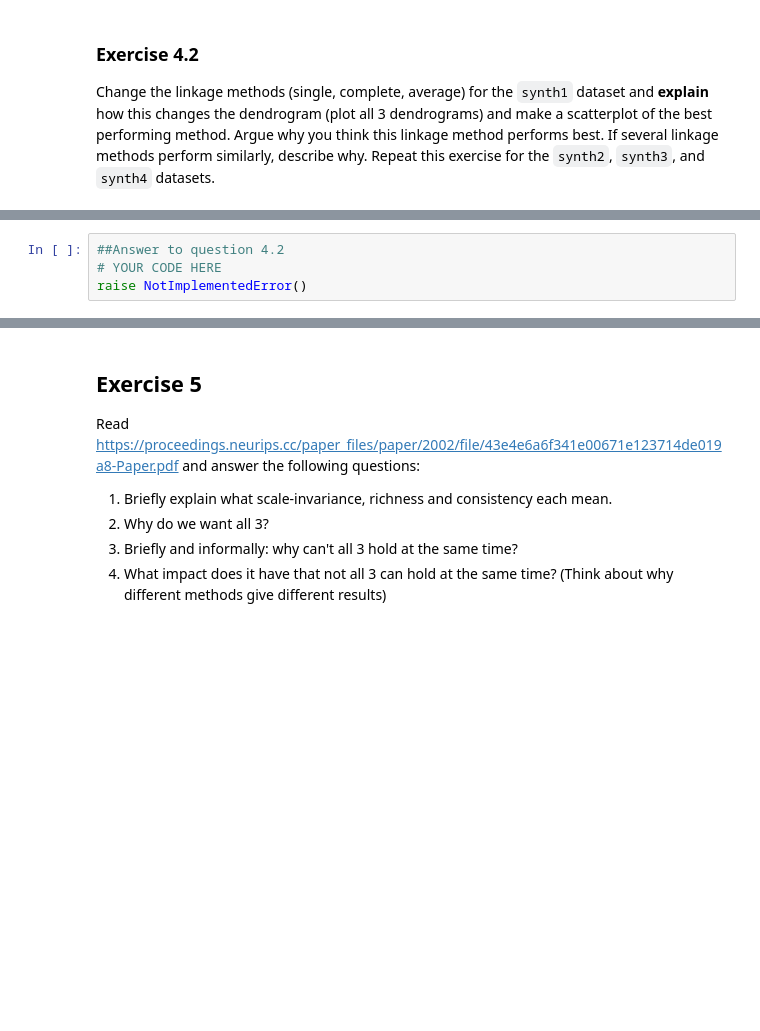
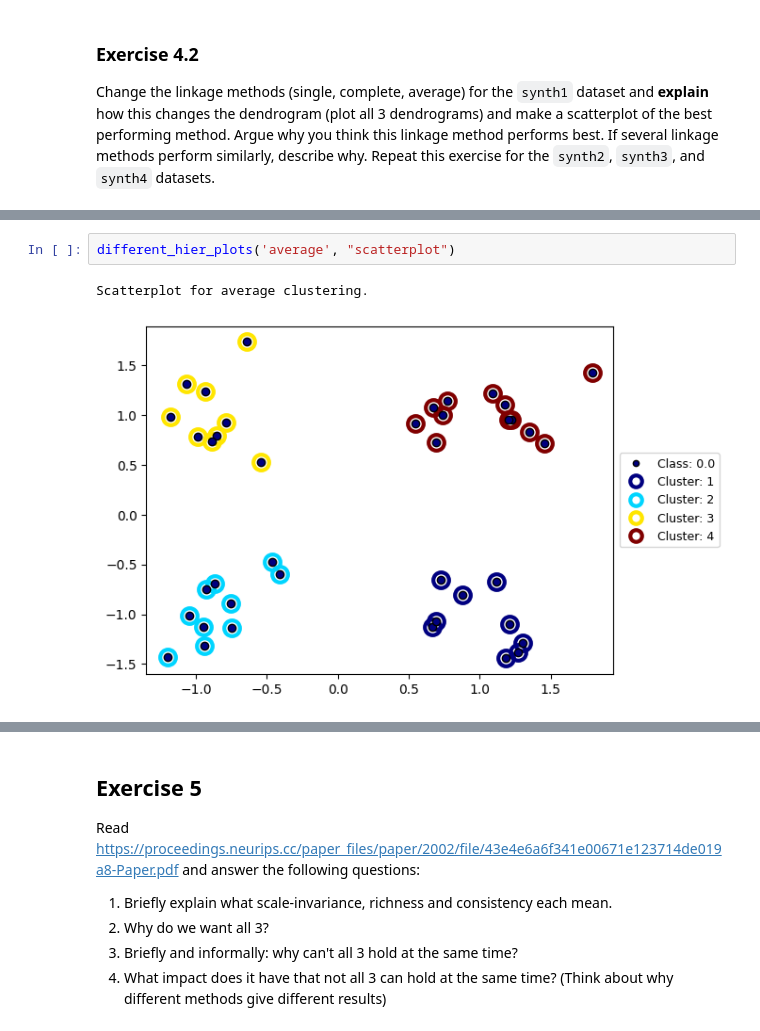
Before and after one commit to lanster42/Erasmus-Notes-25-26, a Jupyter notebook: Data mining and Machine learning/Assignment9/Assignment9_DMML.ipynb, the cells around one changed output, grey strips where cells are left out. Saved outputs shown, nothing was run; the diff lists cells and outputs as text; blank space fills up the shorter version.

```diff
--- a/Data mining and Machine learning/Assignment9/Assignment9_DMML.ipynb
+++ b/Data mining and Machine learning/Assignment9/Assignment9_DMML.ipynb
@@ -248,5 +269,6 @@ Change the linkage methods (single, complete, average) for the `synth1` dataset
 # %%
-##Answer to question 4.2
-# YOUR CODE HERE
-raise NotImplementedError()
+different_hier_plots('average', "scatterplot")
+# %% [output]
+Scatterplot for average clustering.
+[figure, added]
 # %% [markdown]
```
Also changed, not shown: parts of 12 cells of this notebook, 8 other files.
